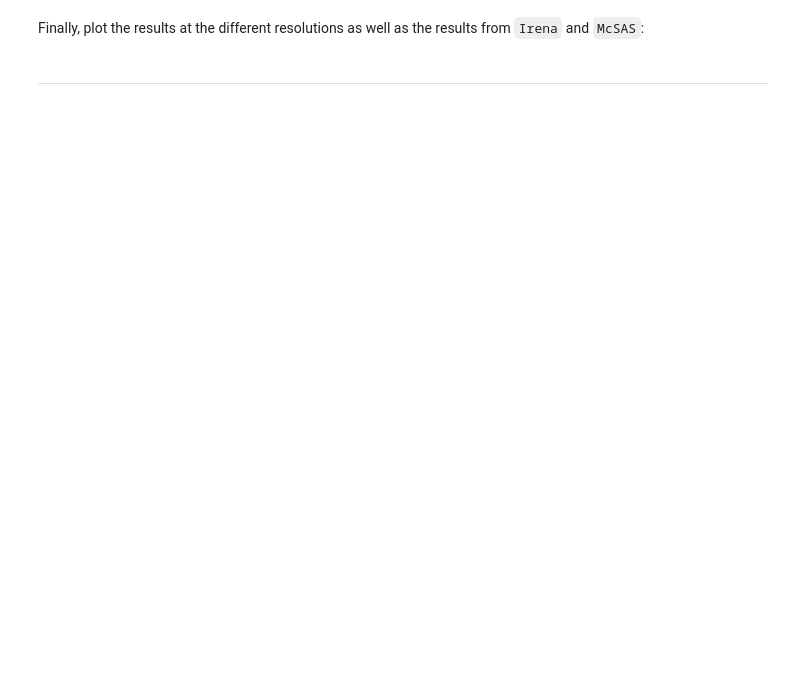
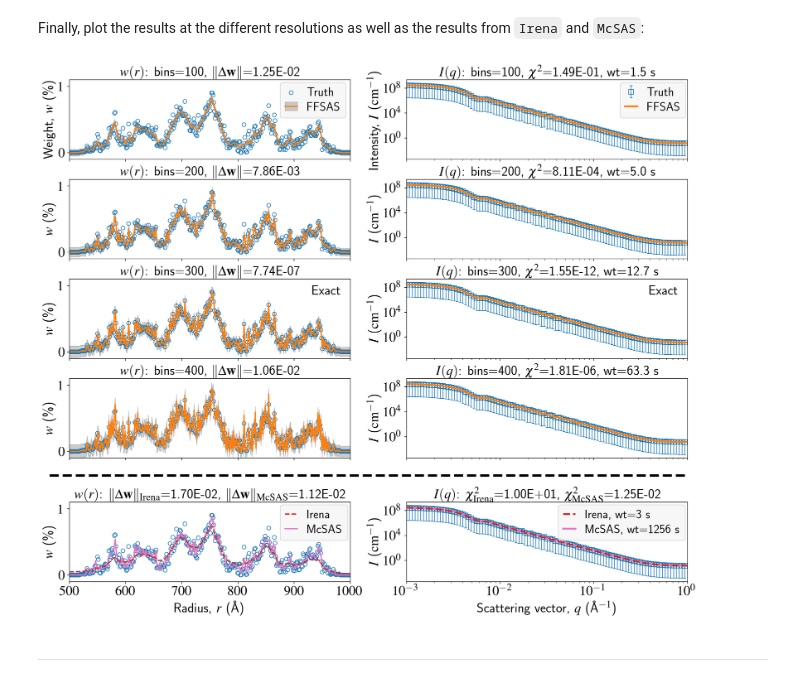
Before and after one commit to stfc-sciml/ffsas, a Jupyter notebook: examples/02_sphere_challenge/sphere_challenge.ipynb, the cells around one changed output. Saved outputs shown, nothing was run; the diff lists cells and outputs as text; code cells hidden in the pictures; blank space fills up the shorter version.

```diff
--- a/examples/02_sphere_challenge/sphere_challenge.ipynb
+++ b/examples/02_sphere_challenge/sphere_challenge.ipynb
@@ -208,7 +246,7 @@ for i, (reso, w_reso, w_high, std_w_high, scale, xi, b, I, wct) in enumerate(res
     plot_err = ax[i][0].fill_between(r_high, (w_high - std_w_high) * 100, (w_high + std_w_high) * 100,
                                      alpha=.4, color='gray', zorder=-100)
     dw_norm = torch.norm(w_true_high - w_high)
-    ax[i][0].set_title(r'$w(r)$: bins=%d, $|\Delta\mathbf{w}|$=%.2E' % (
+    ax[i][0].set_title(r'$w(r)$: bins=%d, $\|\Delta\mathbf{w}\|$=%.2E' % (
         reso, dw_norm))
     ax[i][0].set_ylim(-0.1, 1.1)
     ax[i][0].set_ylabel(r'$w$ (\%)')
@@ -284,8 +322,8 @@ ax[-1][0].scatter(r_high, w_true_high * 100, lw=1,
                   facecolors='none', edgecolor=c_data, s=40, label='Truth')
 ax[-1][0].plot(r_high, w_irena * 100, c=c_irena, ls='--', zorder=100, label='Irena')
 ax[-1][0].plot(r_high, w_mcsas * 100, c=c_mcsas, label='McSAS')
-ax[-1][0].set_title(r'$w(r)$: $|\Delta\mathbf{w}|_\mathrm{Irena}$=%.2E, '
-                    r'$|\Delta\mathbf{w}|_\mathrm{McSAS}$=%.2E' % (dw_norm_irena, dw_norm_mcsas))
+ax[-1][0].set_title(r'$w(r)$: $\|\Delta\mathbf{w}\|_\mathrm{Irena}$=%.2E, '
+                    r'$\|\Delta\mathbf{w}\|_\mathrm{McSAS}$=%.2E' % (dw_norm_irena, dw_norm_mcsas))
 ax[-1][0].set_ylim(-0.1, 1.1)
 ax[-1][0].set_xlim(500, 1000)
 ax[-1][0].set_ylabel(r'$w$ (\%)')
@@ -308,32 +346,34 @@ mc_data = np.loadtxt('mcsas/output_I(q).dat', skiprows=1)
 q_low = mc_data[:, 0] / 1e10
 I_low = mc_data[:, 3]
 I_mcsas = interpolate.interp1d(q_low, I_low, fill_value="extrapolate")(q)
 chi2_mcsas = torch.norm((I_true - I_mcsas) / I_true_std) ** 2
 wct_mcsas_min = 20.9399139841
 
 # plot
 ax[-1][1].errorbar(q[::st], I_true[::st], I_true[::st] / 1.01,
                    markerfacecolor='none', markeredgecolor=c_data, ecolor=c_data, fmt='s',
                    markersize=8, capsize=2, lw=1,
                    zorder=-10, label='Truth')
 ax[-1][1].plot(q, I_irena, c=c_irena, lw=3, ls='--', zorder=5, label='Irena, wt=3 s')
 ax[-1][1].plot(q, I_mcsas, c=c_mcsas, lw=3, label='McSAS, wt=%d s' % (wct_mcsas_min * 60))
 ax[-1][1].set_title(r'$I(q)$: $\chi^2_\mathrm{Irena}$=%.2E, '
                     r'$\chi^2_\mathrm{McSAS}$=%.2E' % (chi2_irena, chi2_mcsas))
 ax[-1][1].set_xscale('log')
 ax[-1][1].set_yscale('log')
 ax[-1][1].set_yticks([1, 1e4, 1e8])
 ax[-1][1].set_xlim(1e-3, 1)
 ax[-1][1].set_ylabel(r'$I$ ($\mathrm{cm}^{-1}$)')
 ax[-1][1].set_xlabel(r'Scattering vector, $q$ (\AA$^{-1}$)')
 handles, labels = ax[-1][1].get_legend_handles_labels()
 ax[-1][1].legend([handles[idx] for idx in [0, 1]], [labels[idx] for idx in [0, 1]],
                  loc=(.54, .52), handlelength=1, facecolor='whitesmoke', labelspacing=.3)
 
 # save figure for paper
 if reproduce_paper_fig:
     plt.savefig(paper_fig_dir / 'sphere.pdf',
                 bbox_inches='tight', facecolor='w', pad_inches=.1)
 plt.show()
+# %% [output]
+[figure, added]
 # %% [markdown]
 ---
```
Also changed, not shown: parts of 3 cells of this notebook, 1 other file.
